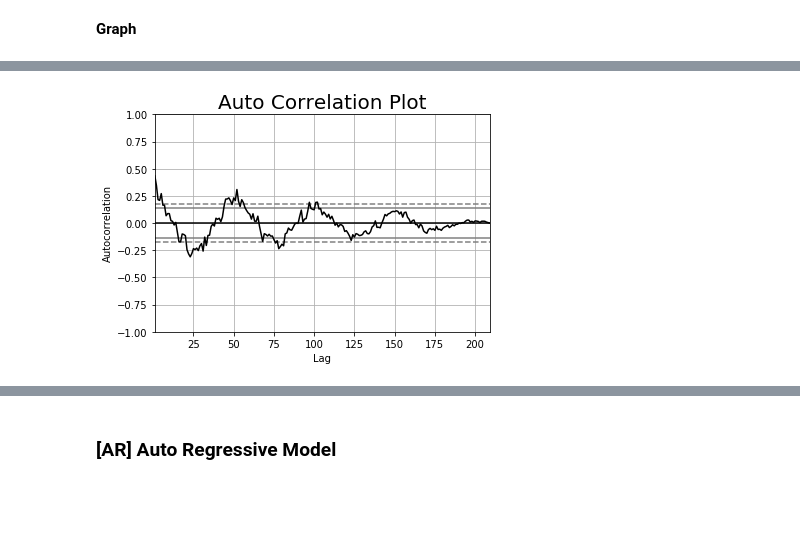
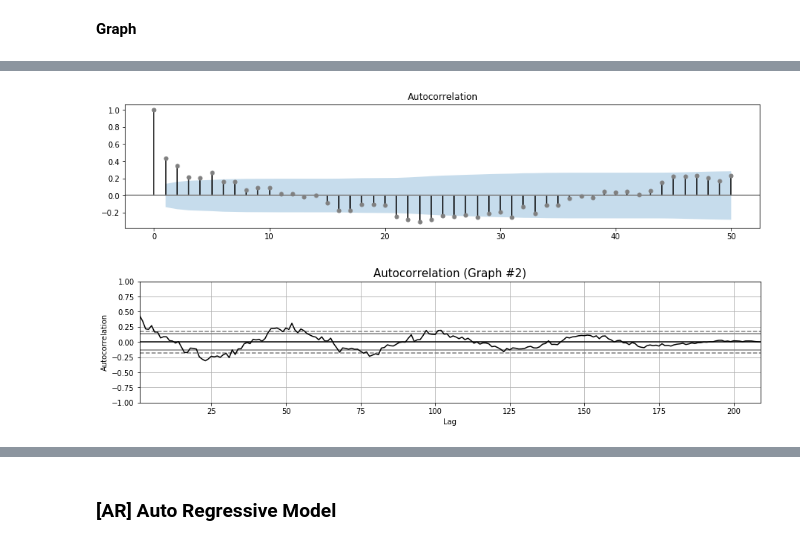
Before and after one commit to kimrharper/thinkful, a Jupyter notebook: capstone/capstone-cleaning.ipynb, the cells around one changed output, grey strips where cells are left out. Drawn from its saved outputs; the diff is of its cells as text; code cells hidden in the pictures; blank space fills up the shorter version.

```diff
--- a/capstone/capstone-cleaning.ipynb
+++ b/capstone/capstone-cleaning.ipynb
@@ -204,5 +207,5 @@ dev = lambda val: variance(val)**.5
 # %% [markdown]
 __Calculations__
 # %%
-plot_acf = acf(y,unbiased=True,nlags=len(y)-1)
-plot_pacf = pacf(y,nlags=len(y)-1, method='ols')
+get_acf = acf(y,unbiased=True,nlags=len(y)-1)
+get_pacf = pacf(y,nlags=len(y)-1, method='ols')
@@ -215,4 +226,7 @@ plot_acf(y,color='gray');
-# %%
-autocorrelation_plot(y,color='black');plt.title('Auto Correlation Plot',fontsize=20);plt.show()
-# %% [output]
-[figure, removed]
+# %%
+fig, ax = plt.subplots(figsize=(15, 3));plot_acf(y,color='gray',lags=50,ax=ax);plt.show()
+
+plt.figure(figsize=(15,3));pd.plotting.autocorrelation_plot(y,color='black');plt.title('Autocorrelation (Graph #2)',fontsize=15);plt.show()
+# %% [output]
+[figure, added]
+[figure, added]
```
Also changed, not shown: parts of 26 cells of this notebook.
